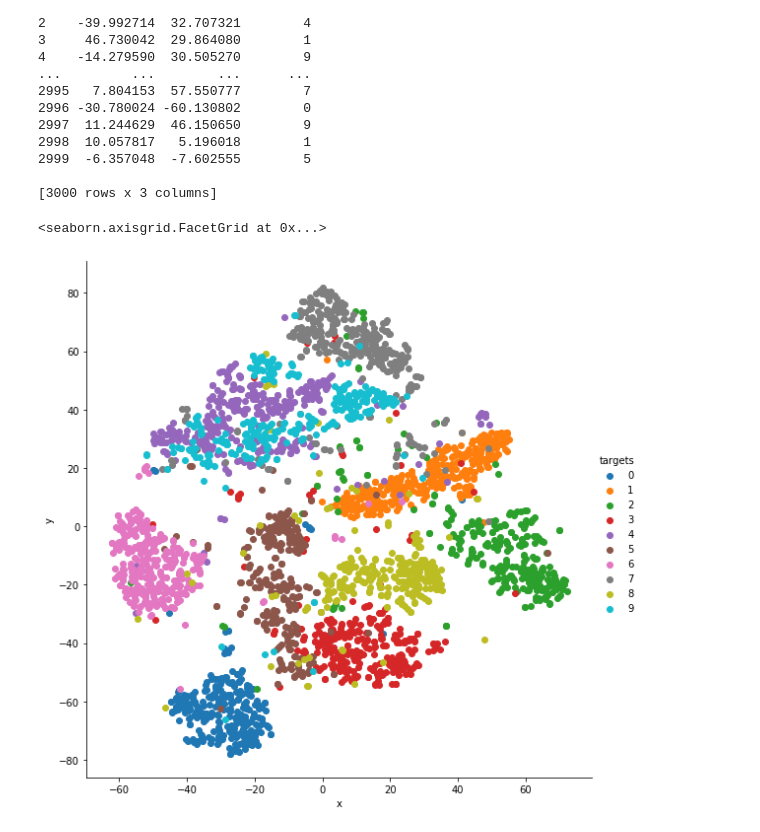
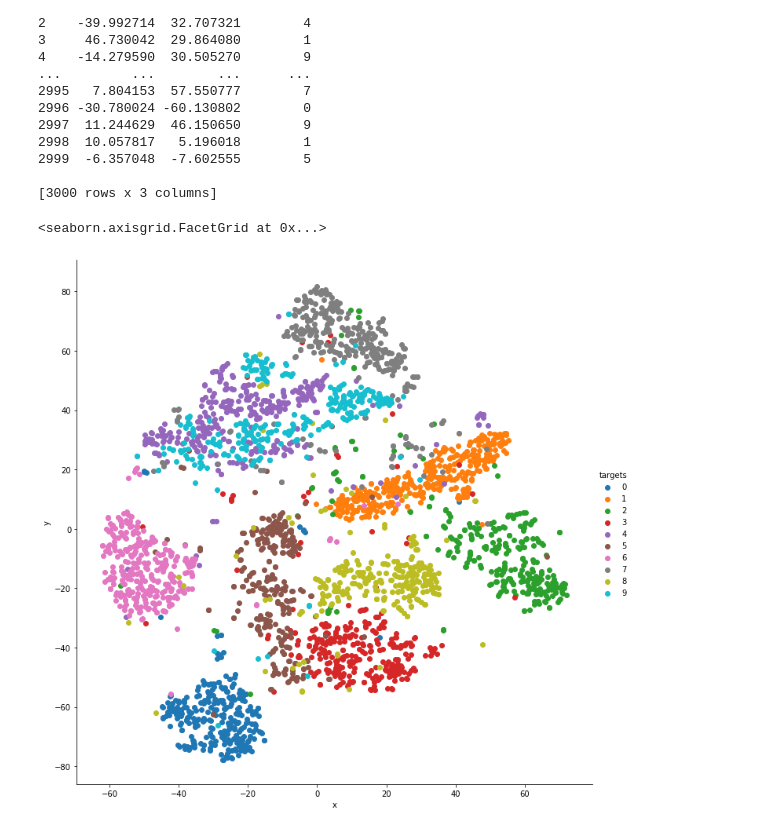
Before and after one commit to herbzacz/approachanymlproblem, a Jupyter notebook: script_1.ipynb, the cells around one changed output. Drawn from its saved outputs; the diff is of its cells as text; code cells hidden in the pictures.

```diff
--- a/script_1.ipynb
+++ b/script_1.ipynb
@@ -52,8 +52,8 @@ print(tsne_df)
 
 [3000 rows x 3 columns]
 # %%
-grid = sns.FacetGrid(tsne_df, hue = "targets", size= 8)
+grid = sns.FacetGrid(tsne_df, hue = "targets", size= 10)
 grid.map(plt.scatter, "x", "y").add_legend()
 # %% [output]
 <seaborn.axisgrid.FacetGrid at 0x...>
-[figure, old version]
+[figure, new version]
```
Also changed, not shown: parts of 2 cells of this notebook.
